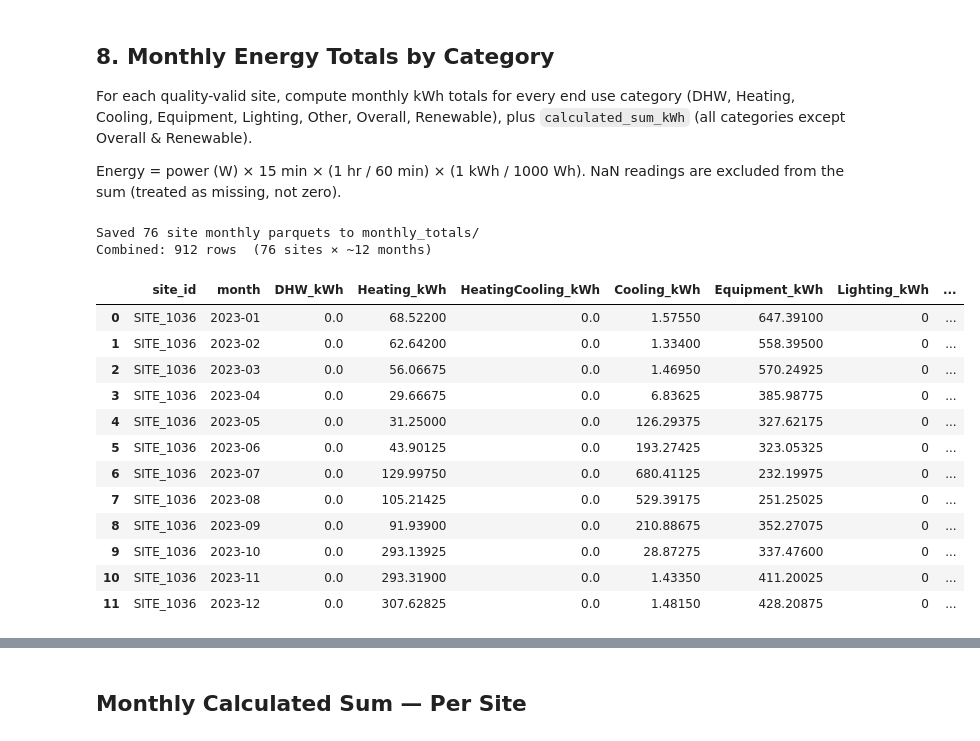
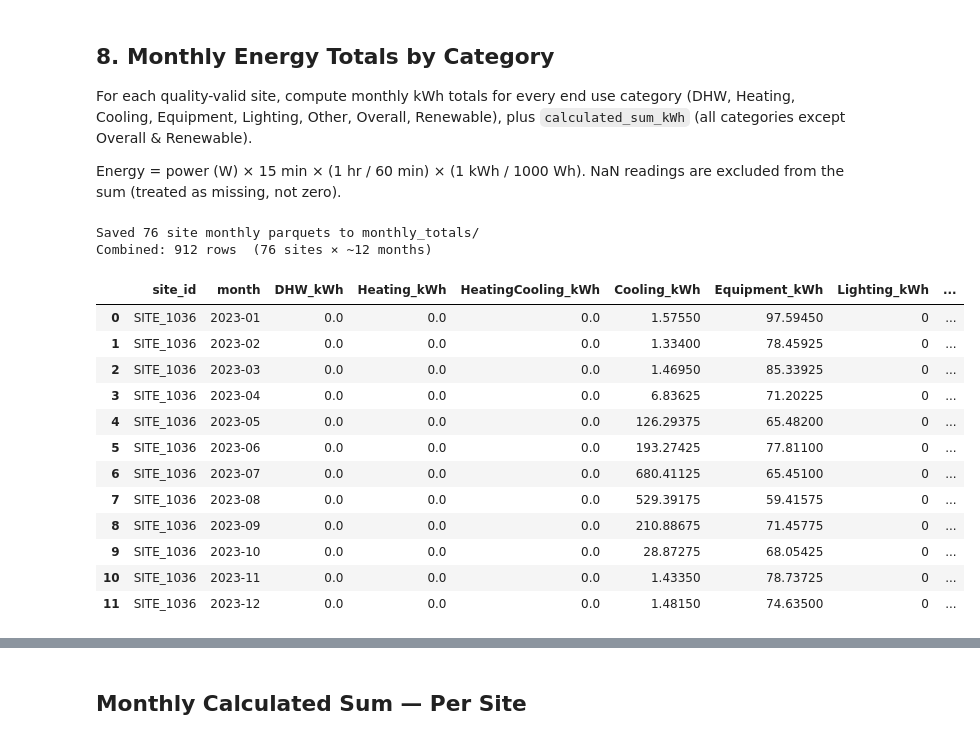
Before and after one commit to AmberJiayuSu/OBGeneration, a Jupyter notebook: validation/notebooks/load_proc.ipynb, the cells around one changed output, grey strips where cells are left out. Saved outputs shown, nothing was run; the diff lists cells and outputs as text; code cells hidden in the pictures.

```diff
--- a/validation/notebooks/load_proc.ipynb
+++ b/validation/notebooks/load_proc.ipynb
@@ -208,10 +204,8 @@ END_USE_CATEGORY_MAP = {
     # DHW
     "Electric Resistance Storage Water Heaters": "DHW",
     "Heat Pump Water Heater":                   "DHW",
-    "Instantaneous Water Heater (Gas)":         "DHW",
     "Instantaneous Water Heater (Elec)":        "DHW",
     # Heating
-    "Gas Furnace (Component)":   "Heating",
     "Electric Furnace":          "Heating",
     "Other Zonal Heat":          "Heating",
     "Electric Baseboard Heaters":"Heating",
@@ -230,17 +224,22 @@ END_USE_CATEGORY_MAP = {
     "Microwave":             "Equipment",
     "Refrigerator/Freezer":  "Equipment",
     "Garbage Disposal":      "Equipment",
-    "Hot Tub":               "Equipment",
-    "Central Vacuum":        "Equipment",
-    "EVSE":                  "Equipment",
-    "PUMP":                  "Equipment",
-    "Pump":                  "Equipment",
-    "Other Large Load":      "Equipment",
-    "Ignitor":               "Equipment",
+    #gone
+    "Hot Tub":               "Aux",
+    "Central Vacuum":        "Aux",
+    "Ignitor":               "Aux",
     # Renewable
     "Solar": "Renewable",
     # Other
     "Other": "Other",
+    "Other Large Load":      "Other",
+    # HVAC Aux
+    "Gas Furnace (Component)":   "Aux",
+    "PUMP":                  "Aux",
+    "Pump":                  "Aux",
+    "Instantaneous Water Heater (Gas)":         "Aux",
+    "EVSE":                  "Aux",
+
 }
 
 end_use_summary["category"] = end_use_summary["end_use"].map(END_USE_CATEGORY_MAP)
@@ -366,9 +377,14 @@ Null rule: if every circuit is null at a timestep → NaN; if any is non-null
 Appends a `calculated_sum` circuit row to each site parquet, then combines all sites into one file.
 # %%
 COMBINED_PATH = SITES_RBSA3_DIR / "calculated_sum_all_sites.parquet"
-EXCLUDE_CATEGORIES = {"Overall", "Renewable"}
+SELECTED_CALC_SUM_DIR = SITES_RBSA3_DIR / "calculated_sum_selected_sites"
+SELECTED_SITE_IDS = {"SITE_1323", "SITE_1109", "SITE_312", "SITE_52", "SITE_411", "SITE_270", "SITE_1096", "SITE_385", "SITE_1531", "SITE_392"}
+EXCLUDE_CATEGORIES = {"Overall", "Renewable", "Aux"}
+
+SELECTED_CALC_SUM_DIR.mkdir(parents=True, exist_ok=True)
 
 all_calc_sums = []
+saved_selected_site_ids = []
 
 parquet_files = [
     p for p in sorted(SITES_RBSA3_DIR.glob("*.parquet"))
@@ -415,6 +431,11 @@ for path in tqdm(parquet_files, desc="Computing calculated_sum"):
     updated = pd.concat([df_clean[orig_cols], calc_rows[orig_cols]], ignore_index=True)
     updated.to_parquet(path, index=False)
 
+    if path.stem in SELECTED_SITE_IDS:
+        selected_out = SELECTED_CALC_SUM_DIR / f"{path.stem}_calculated_sum.parquet"
+        calc_rows[orig_cols].to_parquet(selected_out, index=False)
+        saved_selected_site_ids.append(path.stem)
+
     # Collect for combined file
     all_calc_sums.append(
         calc_rows[["ee_site_id", "MIN_T_l", "power"]]
@@ -423,8 +444,13 @@ for path in tqdm(parquet_files, desc="Computing calculated_sum"):
 
 combined = pd.concat(all_calc_sums, ignore_index=True)
 combined.to_parquet(COMBINED_PATH, index=False)
+site_sort_key = lambda s: int(str(s).split("_")[-1])
+missing_selected_site_ids = sorted(SELECTED_SITE_IDS - set(saved_selected_site_ids), key=site_sort_key)
 
 print(f"Updated {len(parquet_files):,} site parquets with calculated_sum circuit")
+print(f"Saved {len(saved_selected_site_ids):,} selected calculated-sum parquets to {SELECTED_CALC_SUM_DIR}")
+print(f"Selected sites saved: {sorted(saved_selected_site_ids, key=site_sort_key)}")
+print(f"Selected sites missing: {missing_selected_site_ids}")
 print(f"Combined file: {COMBINED_PATH} ({len(combined):,} rows, {combined['site_id'].nunique():,} sites)")
 display(combined.head(10))
 # %% [output]
@@ -530,8 +878,8 @@ INTERVAL_HRS = 15 / 60          # 15-minute readings
 ENERGY_FACTOR = INTERVAL_HRS #* WH_TO_KWH
 
 ALL_CATEGORIES = ["DHW", "Heating", "HeatingCooling", "Cooling", "Equipment", "Lighting",
-                  "Other", "Overall", "Renewable"]
-SUM_CATEGORIES = [c for c in ALL_CATEGORIES if c not in {"Overall", "Renewable"}]
+                  "Other", "Overall", "Renewable", "Aux"]
+SUM_CATEGORIES = [c for c in ALL_CATEGORIES if c not in {"Overall", "Renewable", "Aux"}]
 
 # Valid sites = those still in rbsa3/ root (not moved to high_missing_rate/)
 valid_parquets = [
@@ -553,45 +901,45 @@ for path in tqdm(valid_parquets, desc="Monthly totals"):
     monthly_cat = (
         df.groupby(["month", "category"])["power"]
         .sum()
         .multiply(ENERGY_FACTOR)
         .unstack("category")
         .reindex(columns=ALL_CATEGORIES, fill_value=0)
     )
 
     monthly_cat["calculated_sum_kWh"] = monthly_cat[SUM_CATEGORIES].sum(axis=1)
     monthly_cat.columns = [
         f"{c}_kWh" if c in ALL_CATEGORIES else c
         for c in monthly_cat.columns
     ]
     monthly_cat = monthly_cat.reset_index()
     monthly_cat["month"] = monthly_cat["month"].astype(str)
     monthly_cat.insert(0, "site_id", path.stem)
 
     monthly_cat.to_parquet(MONTHLY_DIR / f"{path.stem}.parquet", index=False)
     monthly_records.append(monthly_cat)
 
 monthly_all = pd.concat(monthly_records, ignore_index=True)
 monthly_all.to_parquet(MONTHLY_DIR / "monthly_totals_all_sites.parquet", index=False)
 
 print(f"Saved {len(valid_parquets):,} site monthly parquets to {MONTHLY_DIR.name}/")
 print(f"Combined: {len(monthly_all):,} rows  ({monthly_all['site_id'].nunique():,} sites × ~12 months)")
 display(monthly_all.head(12))
 # %% [output]
 Saved 76 site monthly parquets to monthly_totals/
 Combined: 912 rows  (76 sites × ~12 months)
 |  | site_id | month | DHW_kWh | Heating_kWh | HeatingCooling_kWh | Cooling_kWh | Equipment_kWh | Lighting_kWh | ... |
-| 0 | SITE_1036 | 2023-01 | 0.0 | 68.52200 | 0.0 | 1.57550 | 647.39100 | 0 | ... |
-| 1 | SITE_1036 | 2023-02 | 0.0 | 62.64200 | 0.0 | 1.33400 | 558.39500 | 0 | ... |
-| 2 | SITE_1036 | 2023-03 | 0.0 | 56.06675 | 0.0 | 1.46950 | 570.24925 | 0 | ... |
-| 3 | SITE_1036 | 2023-04 | 0.0 | 29.66675 | 0.0 | 6.83625 | 385.98775 | 0 | ... |
-| 4 | SITE_1036 | 2023-05 | 0.0 | 31.25000 | 0.0 | 126.29375 | 327.62175 | 0 | ... |
-| 5 | SITE_1036 | 2023-06 | 0.0 | 43.90125 | 0.0 | 193.27425 | 323.05325 | 0 | ... |
-| 6 | SITE_1036 | 2023-07 | 0.0 | 129.99750 | 0.0 | 680.41125 | 232.19975 | 0 | ... |
-| 7 | SITE_1036 | 2023-08 | 0.0 | 105.21425 | 0.0 | 529.39175 | 251.25025 | 0 | ... |
-| 8 | SITE_1036 | 2023-09 | 0.0 | 91.93900 | 0.0 | 210.88675 | 352.27075 | 0 | ... |
-| 9 | SITE_1036 | 2023-10 | 0.0 | 293.13925 | 0.0 | 28.87275 | 337.47600 | 0 | ... |
-| 10 | SITE_1036 | 2023-11 | 0.0 | 293.31900 | 0.0 | 1.43350 | 411.20025 | 0 | ... |
-| 11 | SITE_1036 | 2023-12 | 0.0 | 307.62825 | 0.0 | 1.48150 | 428.20875 | 0 | ... |
+| 0 | SITE_1036 | 2023-01 | 0.0 | 0.0 | 0.0 | 1.57550 | 97.59450 | 0 | ... |
+| 1 | SITE_1036 | 2023-02 | 0.0 | 0.0 | 0.0 | 1.33400 | 78.45925 | 0 | ... |
+| 2 | SITE_1036 | 2023-03 | 0.0 | 0.0 | 0.0 | 1.46950 | 85.33925 | 0 | ... |
+| 3 | SITE_1036 | 2023-04 | 0.0 | 0.0 | 0.0 | 6.83625 | 71.20225 | 0 | ... |
+| 4 | SITE_1036 | 2023-05 | 0.0 | 0.0 | 0.0 | 126.29375 | 65.48200 | 0 | ... |
+| 5 | SITE_1036 | 2023-06 | 0.0 | 0.0 | 0.0 | 193.27425 | 77.81100 | 0 | ... |
+| 6 | SITE_1036 | 2023-07 | 0.0 | 0.0 | 0.0 | 680.41125 | 65.45100 | 0 | ... |
+| 7 | SITE_1036 | 2023-08 | 0.0 | 0.0 | 0.0 | 529.39175 | 59.41575 | 0 | ... |
+| 8 | SITE_1036 | 2023-09 | 0.0 | 0.0 | 0.0 | 210.88675 | 71.45775 | 0 | ... |
+| 9 | SITE_1036 | 2023-10 | 0.0 | 0.0 | 0.0 | 28.87275 | 68.05425 | 0 | ... |
+| 10 | SITE_1036 | 2023-11 | 0.0 | 0.0 | 0.0 | 1.43350 | 78.73725 | 0 | ... |
+| 11 | SITE_1036 | 2023-12 | 0.0 | 0.0 | 0.0 | 1.48150 | 74.63500 | 0 | ... |
 # %%
 monthly_all.to_parquet(MONTHLY_DIR / "monthly_totals_all_sites.parquet", index=False)
 #monthly_all = pd.read_parquet( fr"..\src\data\sites\rbsa3\monthly_totals\monthly_totals_all_sites.parquet")
```
Also changed, not shown: parts of 13 cells of this notebook, 3 other files.
